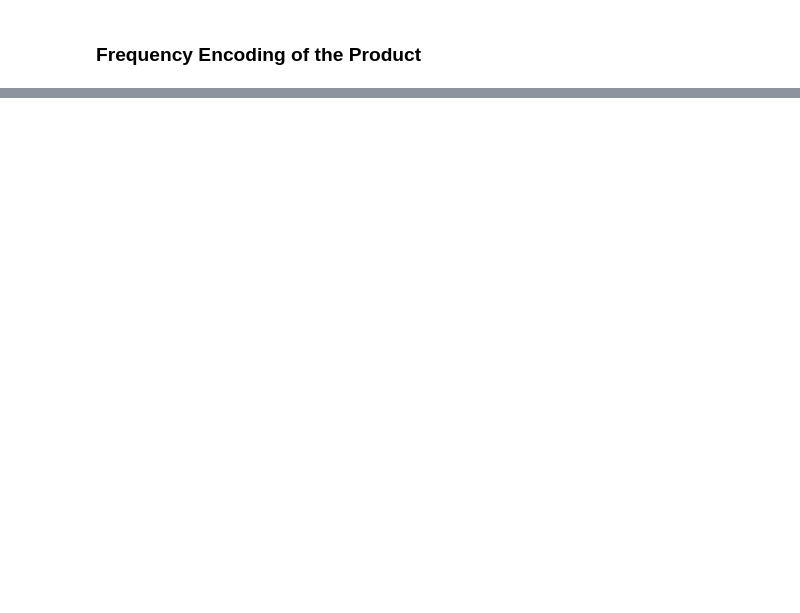
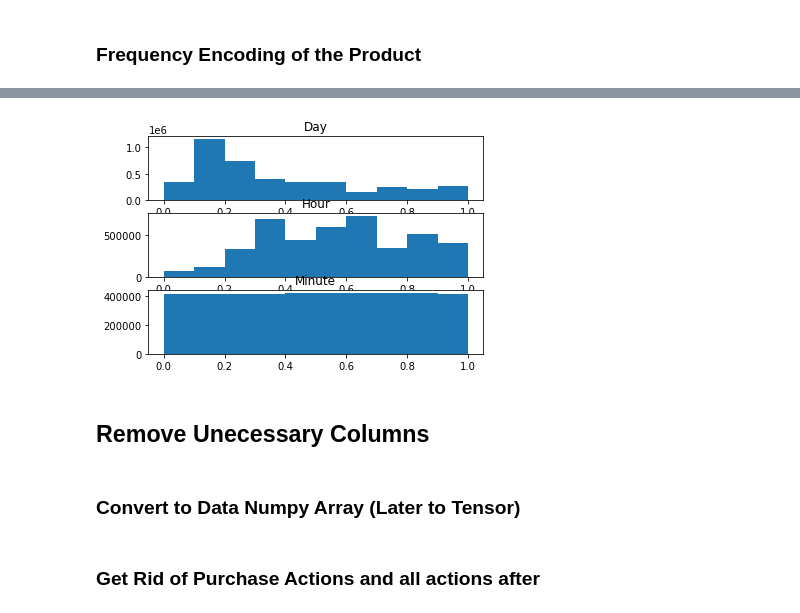
Before and after one commit to jonathanwozny6/ShopperIntentPredictionClickstream, a Jupyter notebook: main.ipynb, the cells around one changed output, grey strips where cells are left out. Drawn from its saved outputs; the diff is of its cells as text; code cells hidden in the pictures; blank space fills up the shorter version.

```diff
--- a/main.ipynb
+++ b/main.ipynb
@@ -325,0 +490,27 @@ dfW
+# %%
+x1 = dfW.day
+x2 = dfW.hour
+x3 = dfW.minute
+
+
+# Set the second subplot as active, and make the second plot.
+plt.subplot(3, 1, 1)
+plt.hist(x1)
+plt.title('Day')
+
+# Make the third plot
+plt.subplot(3, 1, 2)
+plt.hist(x2)
+plt.title('Hour')
+
+# Make the fourth plot
+plt.subplot(3, 1, 3)
+plt.hist(x3)
+plt.title('Minute')
+
+# Show the figure.
+plt.show()
+# %% [output]
+[figure, added]
+# %% [markdown]
+## Remove Unecessary Columns
@@ -325,0 +520,2 @@ dfW
+# %% [markdown]
+### Convert to Data Numpy Array (Later to Tensor)
@@ -325,0 +529,2 @@ dfW
+# %% [markdown]
+### Get Rid of Purchase Actions and all actions after
```
Also changed, not shown: parts of 103 cells of this notebook.
